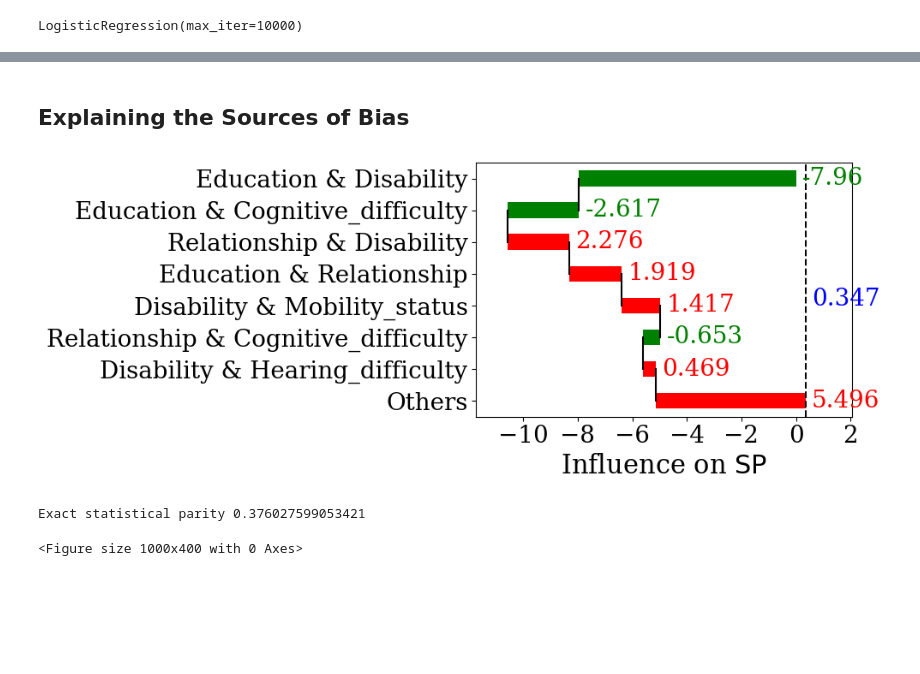
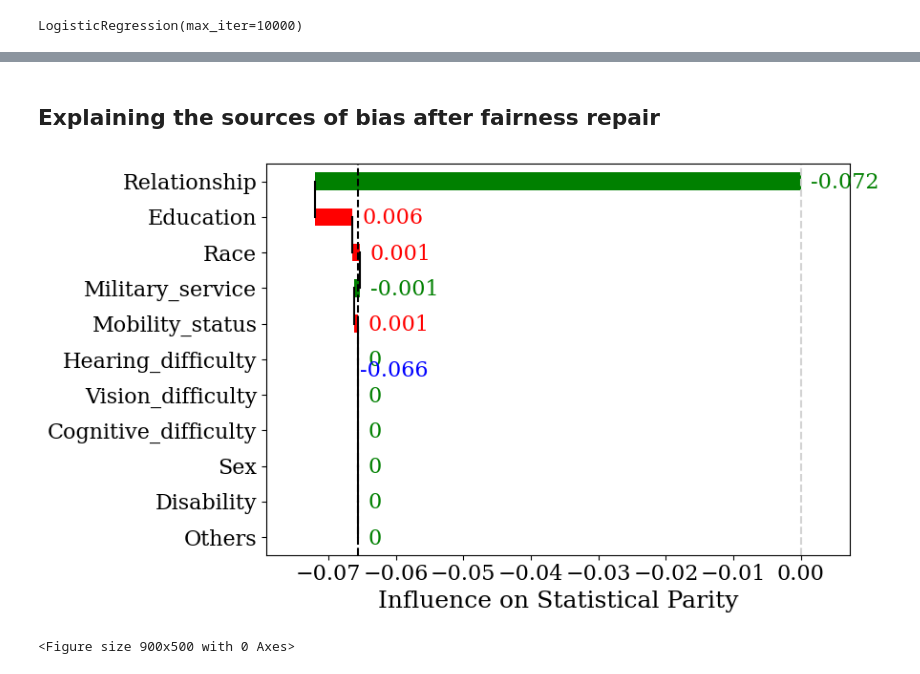
Before and after one commit to bishwamittra/script_tutorial_fairness, a Jupyter notebook: folktables.ipynb, the cells around one changed output, grey strips where cells are left out. Drawn from its saved outputs; the diff is of its cells as text; code cells hidden in the pictures; blank space fills up the shorter version.

```diff
--- a/folktables.ipynb
+++ b/folktables.ipynb
@@ -186,9 +205,3 @@ print(classification_report(y_test, yhat, target_names=['0', '1']))
     accuracy                           0.76      9518
    macro avg       0.74      0.67      0.69      9518
 weighted avg       0.75      0.76      0.74      9518
-# %%
-for sensitive_feature_set in X_test.columns:
-    sensitive_feature_set = [sensitive_feature_set]
-    fairXplainer = FairXplainer(model, X_test, sensitive_feature_set)
-    fairXplainer.compute(compute_sp_only=True)
-    print(sensitive_feature_set, fairXplainer.statistical_parity_sample(verbose=False))
@@ -393,0 +356,26 @@ Validating fairness repair using Justicia
+# %%
+fairXplainer_before = FairXplainer(model, X_test, ['Sex'])
+fairXplainer_before.compute(compute_sp_only=True)
+statistical_parity_before = round(fairXplainer_before.statistical_parity_sample(), 3)
+
+
+
+fairXplainer_after = FairXplainer(model_trans, X_trans_test, ['Sex'])
+fairXplainer_after.compute(compute_sp_only=True)
+statistical_parity_after = round(fairXplainer_after.statistical_parity_sample(), 3)
+
+print("Statistical Parity Before: ", statistical_parity_before)
+print("Statistical Parity After: ", statistical_parity_after)
+
+# bar plot of statistical parity before and after
+plt.rcParams["font.family"] = "serif"
+plt.rcParams['figure.figsize'] = (8, 3)
+fig, ax = plt.subplots()
+bars = ax.barh(['Before', 'After'], [statistical_parity_before, statistical_parity_after], 0.5)
+ax.bar_label(bars, fontsize=labelsize)
+plt.xlabel("Statistical Parity", fontsize=fontsize)
+plt.title("Impact of Fairness Repair", fontsize=fontsize)
+plt.xticks(fontsize=labelsize)
+plt.yticks(fontsize=labelsize)
+plt.show()
+plt.clf()
@@ -394,27 +387,25 @@ Validating fairness repair using Justicia
 # %% [markdown]
-## Explaining the Sources of Bias
+## Explaining the sources of bias after fairness repair
 # %%
-fairXplainer_trans = FairXplainer(model_trans, X_trans_test, ['Sex', 'Marital_status'])
+fairXplainer_trans = FairXplainer(model_trans, X_trans_test, ['Sex'])
 fairXplainer_trans.compute(maxorder=2, spline_intervals=3, verbose=False, maxiter=10, cpu_time=1000)
 # %%
-k = 7
+k = 10
 fairXplainer_trains_result = fairXplainer_trans.get_top_k_weights(k=k)
 
 plt = fif_plot(fairXplainer_trains_result,
                draw_waterfall=True,
                labelsize=labelsize,
-               figure_size=(10,4),
+               fontsize=fontsize,
+               figure_size=(9,5),
                text_y_pad=0.2,
                xlim=None,
-               result_x_pad=0.02,
-               x_label="Influence on " + r"$ \mathsf{SP} $"
+               result_x_pad=0.005,
+               x_label="Influence on Statistical Parity"
 )
 plt.tight_layout()
 plt.show()
 plt.clf()
-
-print("Exact statistical parity", fairXplainer_trans.statistical_parity_sample())
 # %% [output]
-[figure, old version]
+[figure, new version]
-Exact statistical parity 0.376027599053421
+<Figure size 900x500 with 0 Axes>
-<Figure size 1000x400 with 0 Axes>
```
Also changed, not shown: parts of 36 cells of this notebook, 3 other files.
